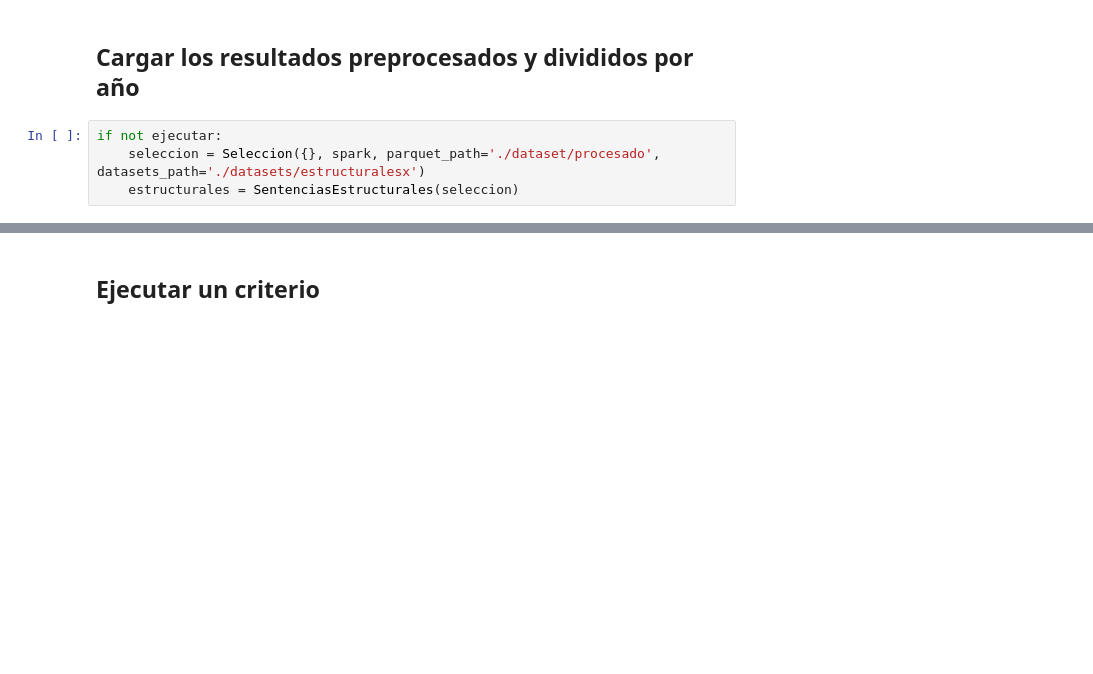
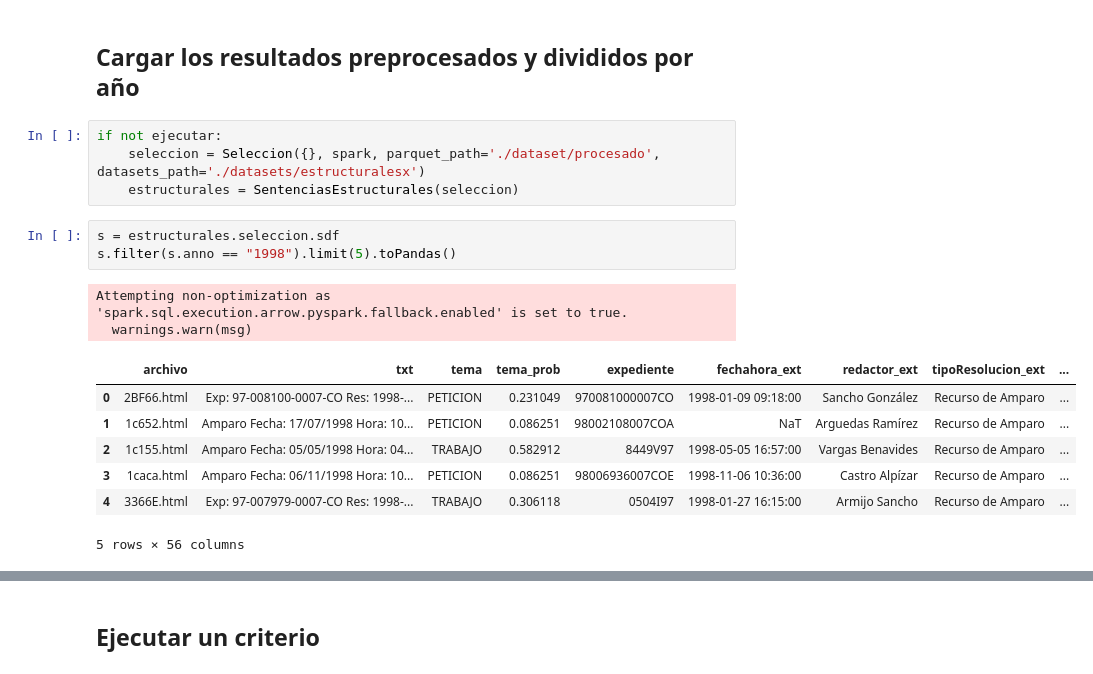
Before and after one commit to kennorsdb/nlppen, a Jupyter notebook: Notebook.ipynb, the cells around one changed output, grey strips where cells are left out. Cells and saved outputs as stored; diff of their text form; blank space fills up the shorter version.

```diff
--- a/Notebook.ipynb
+++ b/Notebook.ipynb
@@ -166,6 +166,19 @@ if ejecutar:
 if not ejecutar:
     seleccion = Seleccion({}, spark, parquet_path='./dataset/procesado', datasets_path='./datasets/estructuralesx')
     estructurales = SentenciasEstructurales(seleccion)
+# %%
+s = estructurales.seleccion.sdf
+s.filter(s.anno == "1998").limit(5).toPandas()
+# %% [output]
+Attempting non-optimization as 'spark.sql.execution.arrow.pyspark.fallback.enabled' is set to true.
+  warnings.warn(msg)
+|  | archivo | txt | tema | tema_prob | expediente | fechahora_ext | redactor_ext | tipoResolucion_ext | ... |
+| 0 | 2BF66.html | Exp: 97-008100-0007-CO Res: 1998-... | PETICION | 0.231049 | 970081000007CO | 1998-01-09 09:18:00 | Sancho González | Recurso de Amparo | ... |
+| 1 | 1c652.html | Amparo Fecha: 17/07/1998 Hora: 10... | PETICION | 0.086251 | 98002108007COA | NaT | Arguedas Ramírez | Recurso de Amparo | ... |
+| 2 | 1c155.html | Amparo Fecha: 05/05/1998 Hora: 04... | TRABAJO | 0.582912 | 8449V97 | 1998-05-05 16:57:00 | Vargas Benavides | Recurso de Amparo | ... |
+| 3 | 1caca.html | Amparo Fecha: 06/11/1998 Hora: 10... | PETICION | 0.086251 | 98006936007COE | 1998-11-06 10:36:00 | Castro Alpízar | Recurso de Amparo | ... |
+| 4 | 3366E.html | Exp: 97-007979-0007-CO Res: 1998-... | TRABAJO | 0.306118 | 0504I97 | 1998-01-27 16:15:00 | Armijo Sancho | Recurso de Amparo | ... |
+5 rows × 56 columns
 # %%
 estructurales.seleccion.sdf.select("id_sentencia", "expediente_oficial").toPandas().head(5)
 # %% [output]
```
Also changed, not shown: parts of 6 cells of this notebook, 2 other files.
